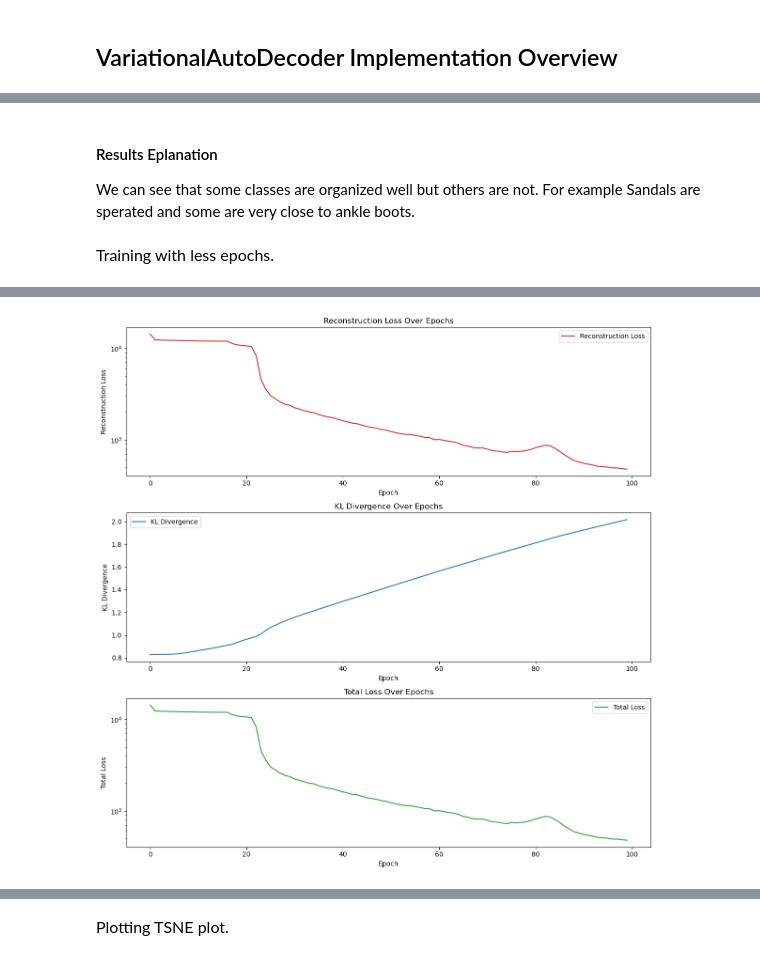
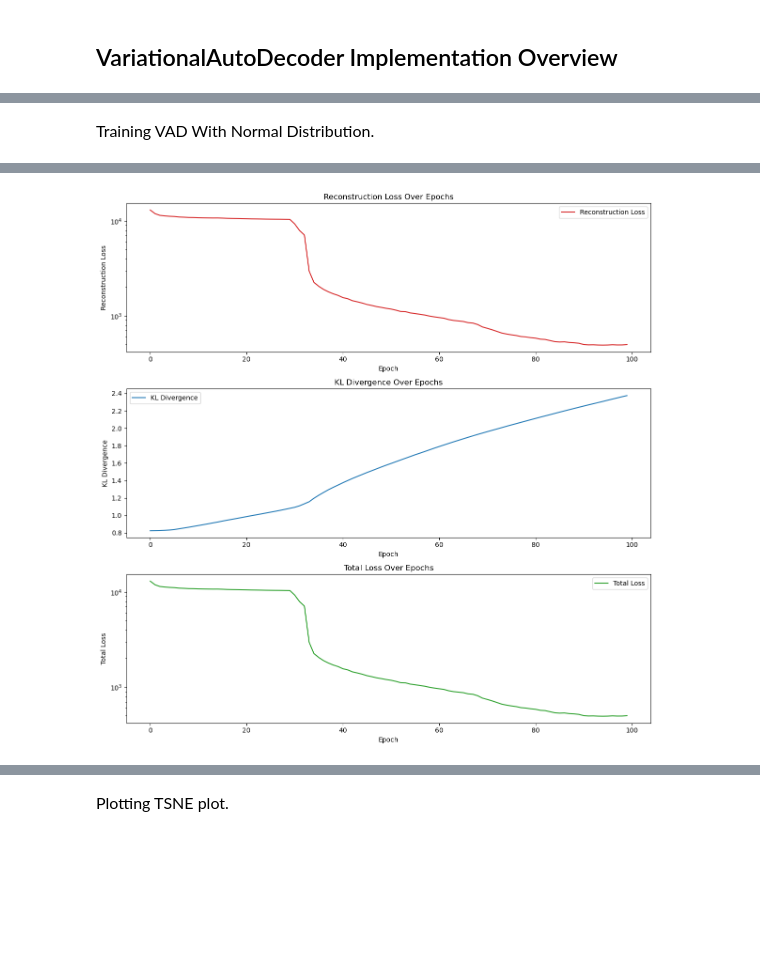
Before and after one commit to roiteichman/Deep-project, a Jupyter notebook: Project.ipynb, the cells around one changed output, grey strips where cells are left out. Drawn from its saved outputs; the diff is of its cells as text; code cells hidden in the pictures; blank space fills up the shorter version.

Commit message:
update Project.ipynb (normal lr=0.02 + interpolate)

```diff
--- a/Project.ipynb
+++ b/Project.ipynb
@@ -422,13 +359,9 @@ plt.show()
-# %% [markdown]
-#### Results Eplanation
-We can see that some classes are organized well but others are not.
-For example Sandals are sperated and some are very close to ankle boots.
 # %% [markdown]
-<p style="font-size:16px;">Training with less epochs.</p>
+<p style="font-size:16px;">Training VAD With Normal Distribution.</p>
 # %%
 epochs = 100
 beta = 1
-learning_rate = 0.015
+learning_rate = 0.02
 latent_dim = 60
 model_normal = VariationalAutoDecoderNormal(latent_dim=latent_dim,lr=learning_rate)
 train_loss,_,_ = model_normal.fit_and_train(num_epochs=epochs, beta=beta)
@@ -456 +389 @@ Epoch 100, Loss: 479.6599
-[figure, old version]
+[figure, new version]
```
Also changed, not shown: parts of 15 cells of this notebook, 1 other file.
